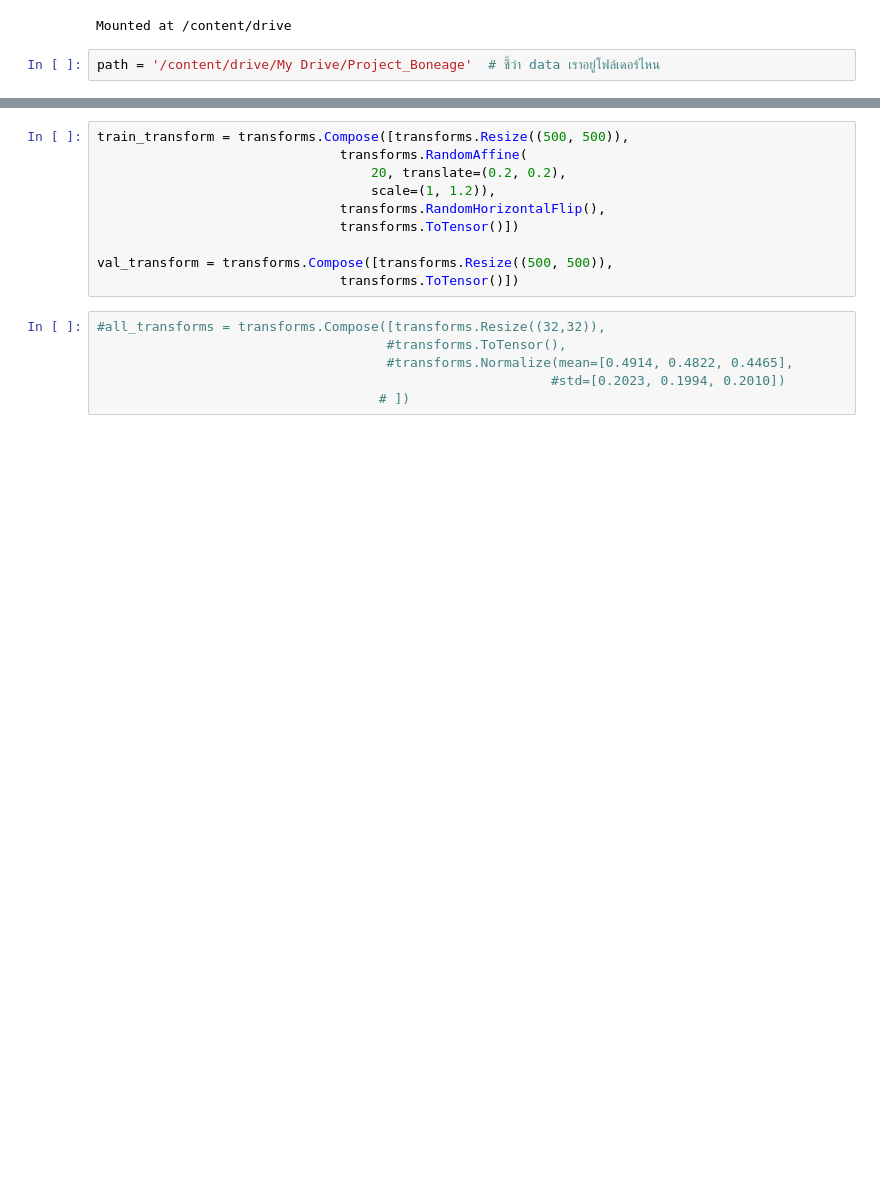
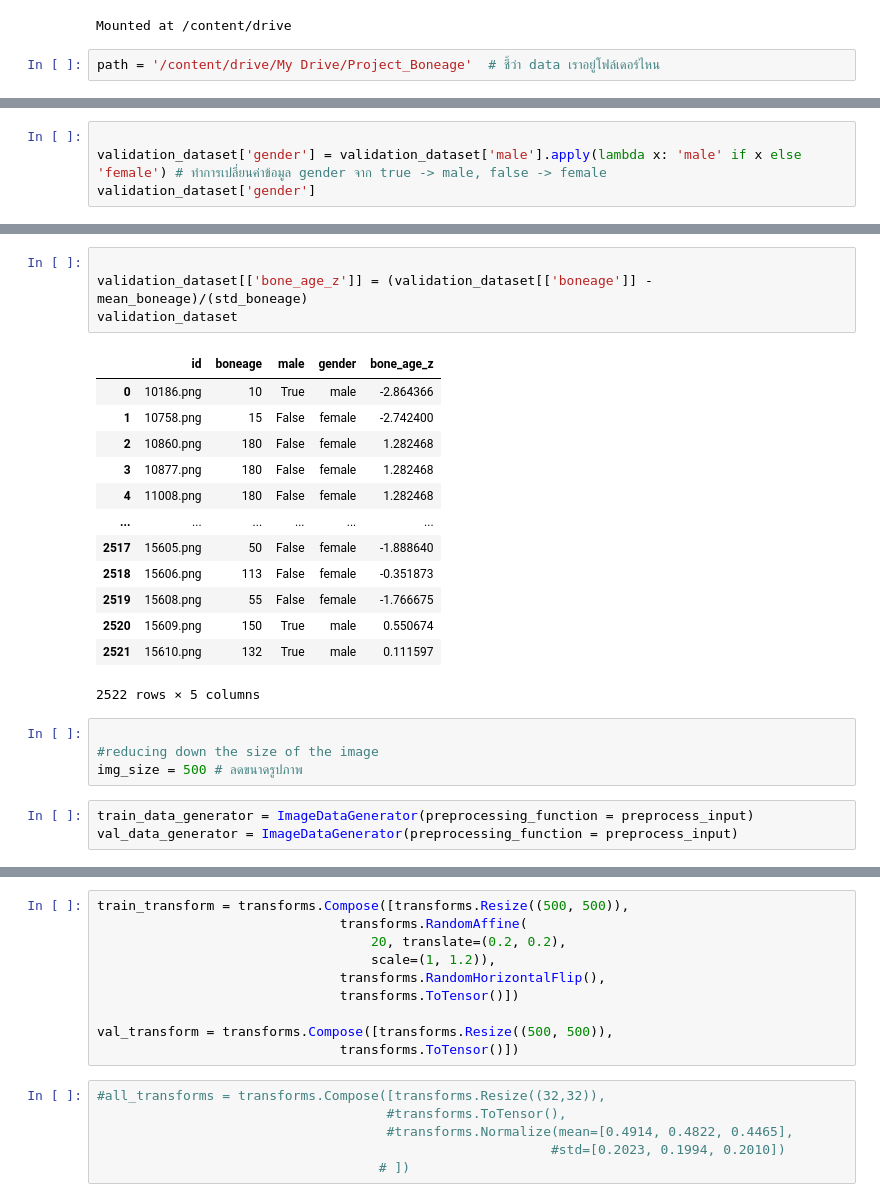
Before and after one commit to nichakornchaisuwan/Project_Boneage, a Jupyter notebook: Model_Bonet.ipynb, the cells around one changed output, grey strips where cells are left out. Saved outputs shown, nothing was run; the diff lists cells and outputs as text; blank space fills up the shorter version.

```diff
--- a/Model_Bonet.ipynb
+++ b/Model_Bonet.ipynb
@@ -30,0 +124,4 @@ path = '/content/drive/My Drive/Project_Boneage'  # ชี้ว่า data เ
+# %%
+
+validation_dataset['gender'] = validation_dataset['male'].apply(lambda x: 'male' if x else 'female') # ทำการเปลี่ยนค่าข้อมูล gender จาก true -> male, false -> female
+validation_dataset['gender']
@@ -30,0 +189,25 @@ path = '/content/drive/My Drive/Project_Boneage'  # ชี้ว่า data เ
+# %%
+
+validation_dataset[['bone_age_z']] = (validation_dataset[['boneage']] - mean_boneage)/(std_boneage)
+validation_dataset
+# %% [output]
+|  | id | boneage | male | gender | bone_age_z |
+| 0 | 10186.png | 10 | True | male | -2.864366 |
+| 1 | 10758.png | 15 | False | female | -2.742400 |
+| 2 | 10860.png | 180 | False | female | 1.282468 |
+| 3 | 10877.png | 180 | False | female | 1.282468 |
+| 4 | 11008.png | 180 | False | female | 1.282468 |
+| ... | ... | ... | ... | ... | ... |
+| 2517 | 15605.png | 50 | False | female | -1.888640 |
+| 2518 | 15606.png | 113 | False | female | -0.351873 |
+| 2519 | 15608.png | 55 | False | female | -1.766675 |
+| 2520 | 15609.png | 150 | True | male | 0.550674 |
+| 2521 | 15610.png | 132 | True | male | 0.111597 |
+2522 rows × 5 columns
+# %%
+
+#reducing down the size of the image
+img_size = 500 # ลดขนาดรูปภาพ
+# %%
+train_data_generator = ImageDataGenerator(preprocessing_function = preprocess_input)
+val_data_generator = ImageDataGenerator(preprocessing_function = preprocess_input)
```
Also changed, not shown: parts of 30 cells of this notebook.
